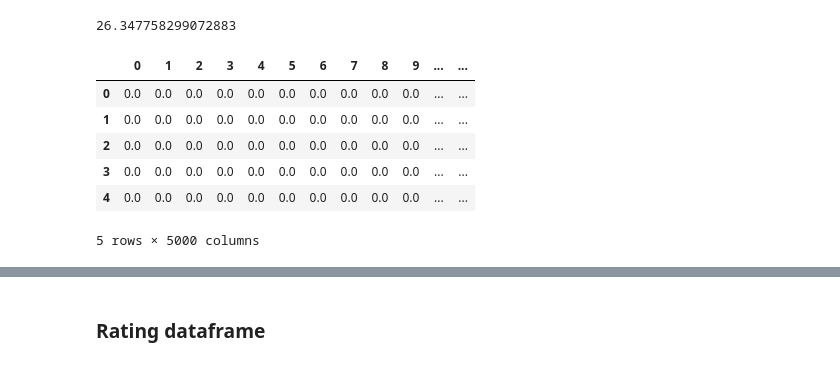
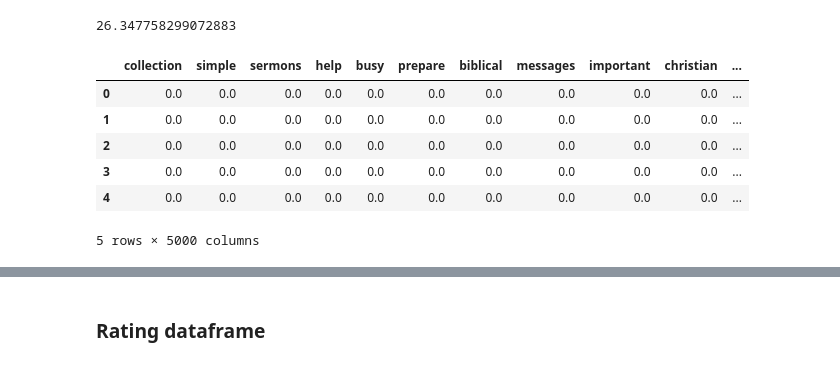
Before and after one commit to Fatemenamdar20/Book_recommendation_sy, a Jupyter notebook: book.ipynb, the cells around one changed output, grey strips where cells are left out. Drawn from its saved outputs; the diff is of its cells as text; code cells hidden in the pictures.

```diff
--- a/book.ipynb
+++ b/book.ipynb
@@ -438,6 +437,8 @@ df.head()
 | 2 | 3000008 | The Golem | 60029 | 0374427461 | 3.77 | 1996 | 3343 | 83 | a clay giant miraculously brought... | ... |
 | 3 | 3000009 | Ujamaa Villages in Tanzania: Anal... | 101736 | 0853455120 | 0.00 | 1981 | 6314 | 201 | unknown | ... |
 | 4 | 3000011 | Introducing Special Educational N... | 114754 | 1853467332 | 3.33 | 2001 | 2525 | 162 | pressure of time means that the c... | ... |
+# %%
+df['Name'] = df['Name'].str.lower().str.strip()
 # %%
 plt.plot(df["Description"].str.len())
 # %% [output]
@@ -454,4 +455,4 @@ df["Description"] = df["Description"].replace("unknown", "")
 # %%
 tfidf = TfidfVectorizer(stop_words="english", max_features= 5000)
 description_tfidf = tfidf.fit_transform(df["Description"])
-descriptin_df = pd.DataFrame(description_tfidf.toarray(), index= df.index)
+description_df = pd.DataFrame(description_tfidf.toarray(),columns= tfidf.vocabulary_ , index= df.index)
@@ -460,10 +459,10 @@ descriptin_df = pd.DataFrame(description_tfidf.toarray(), index= df.index)
 # %%
-descriptin_df.head()
+description_df.head()
 # %% [output]
-|  | 0 | 1 | 2 | 3 | 4 | 5 | 6 | 7 | 8 | 9 | ... | ... |
-| 0 | 0.0 | 0.0 | 0.0 | 0.0 | 0.0 | 0.0 | 0.0 | 0.0 | 0.0 | 0.0 | ... | ... |
-| 1 | 0.0 | 0.0 | 0.0 | 0.0 | 0.0 | 0.0 | 0.0 | 0.0 | 0.0 | 0.0 | ... | ... |
-| 2 | 0.0 | 0.0 | 0.0 | 0.0 | 0.0 | 0.0 | 0.0 | 0.0 | 0.0 | 0.0 | ... | ... |
-| 3 | 0.0 | 0.0 | 0.0 | 0.0 | 0.0 | 0.0 | 0.0 | 0.0 | 0.0 | 0.0 | ... | ... |
-| 4 | 0.0 | 0.0 | 0.0 | 0.0 | 0.0 | 0.0 | 0.0 | 0.0 | 0.0 | 0.0 | ... | ... |
+|  | collection | simple | sermons | help | busy | prepare | biblical | messages | important | christian | ... |
+| 0 | 0.0 | 0.0 | 0.0 | 0.0 | 0.0 | 0.0 | 0.0 | 0.0 | 0.0 | 0.0 | ... |
+| 1 | 0.0 | 0.0 | 0.0 | 0.0 | 0.0 | 0.0 | 0.0 | 0.0 | 0.0 | 0.0 | ... |
+| 2 | 0.0 | 0.0 | 0.0 | 0.0 | 0.0 | 0.0 | 0.0 | 0.0 | 0.0 | 0.0 | ... |
+| 3 | 0.0 | 0.0 | 0.0 | 0.0 | 0.0 | 0.0 | 0.0 | 0.0 | 0.0 | 0.0 | ... |
+| 4 | 0.0 | 0.0 | 0.0 | 0.0 | 0.0 | 0.0 | 0.0 | 0.0 | 0.0 | 0.0 | ... |
 5 rows × 5000 columns
```
Also changed, not shown: parts of 22 cells of this notebook.
